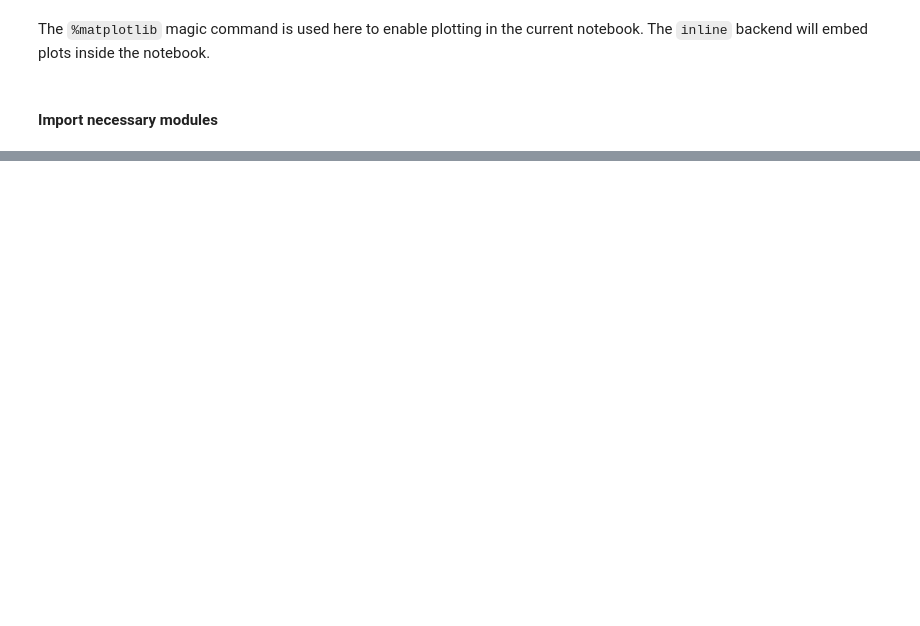
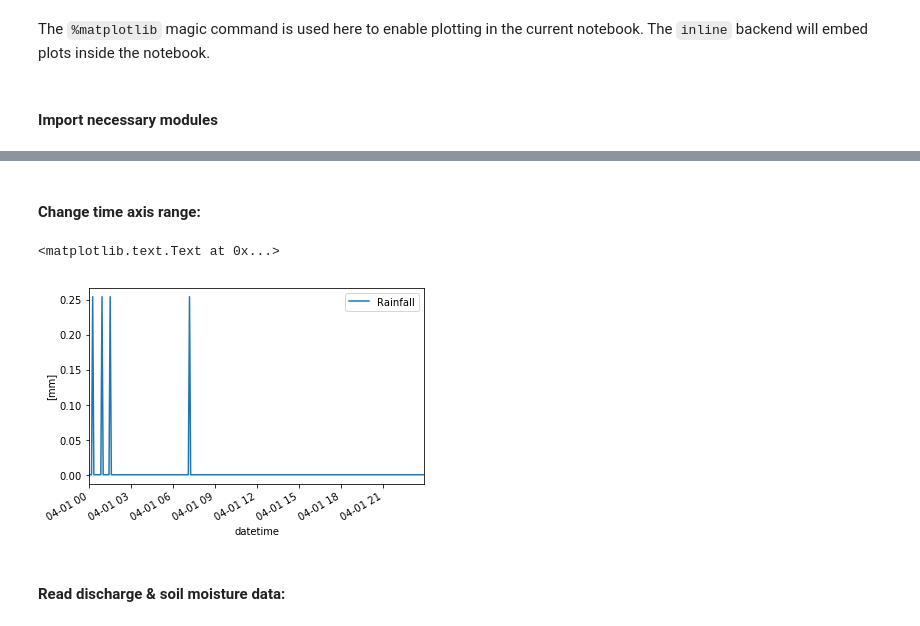
Before and after one commit to XiaogangHe/Princeton-CEE306, a Jupyter notebook: Assignment-05/PyScripts/Assignment-05.ipynb, the cells around one changed output, grey strips where cells are left out. Cells and saved outputs as stored; diff of their text form; code cells hidden in the pictures; blank space fills up the shorter version.

```diff
--- a/Assignment-05/PyScripts/Assignment-05.ipynb
+++ b/Assignment-05/PyScripts/Assignment-05.ipynb
@@ -204,0 +51,11 @@ plt.suptitle('');
+# %% [markdown]
+#### Change time axis range:
+# %%
+df_rain_sel = df_rain.loc['2013-4-1']    ### Only select Apr 1st
+df_rain_sel.plot()
+plt.ylabel('[mm]')
+# %% [output]
+<matplotlib.text.Text at 0x...>
+[figure, added]
+# %% [markdown]
+#### Read discharge & soil moisture data:
```
Also changed, not shown: parts of 37 cells of this notebook.
